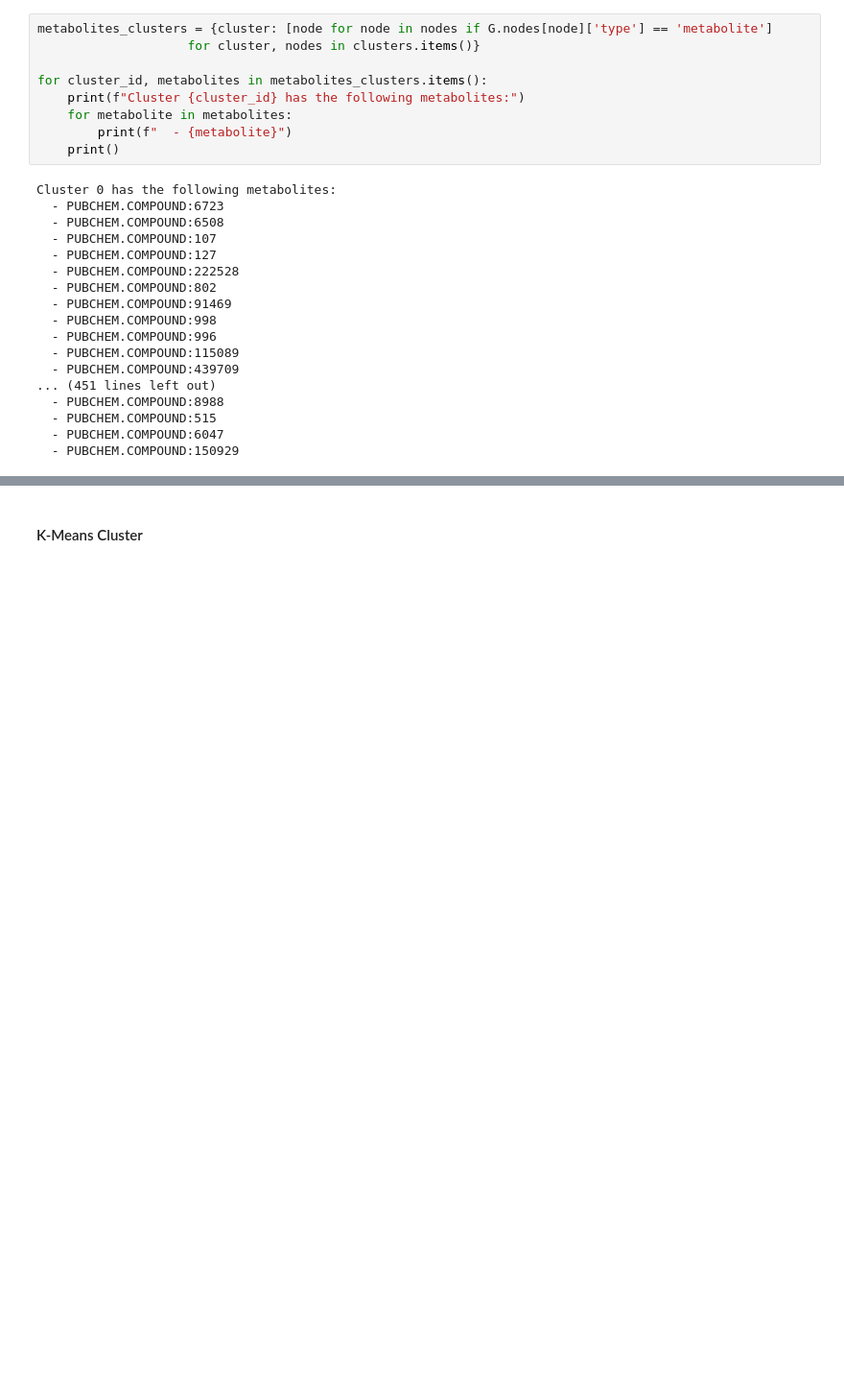
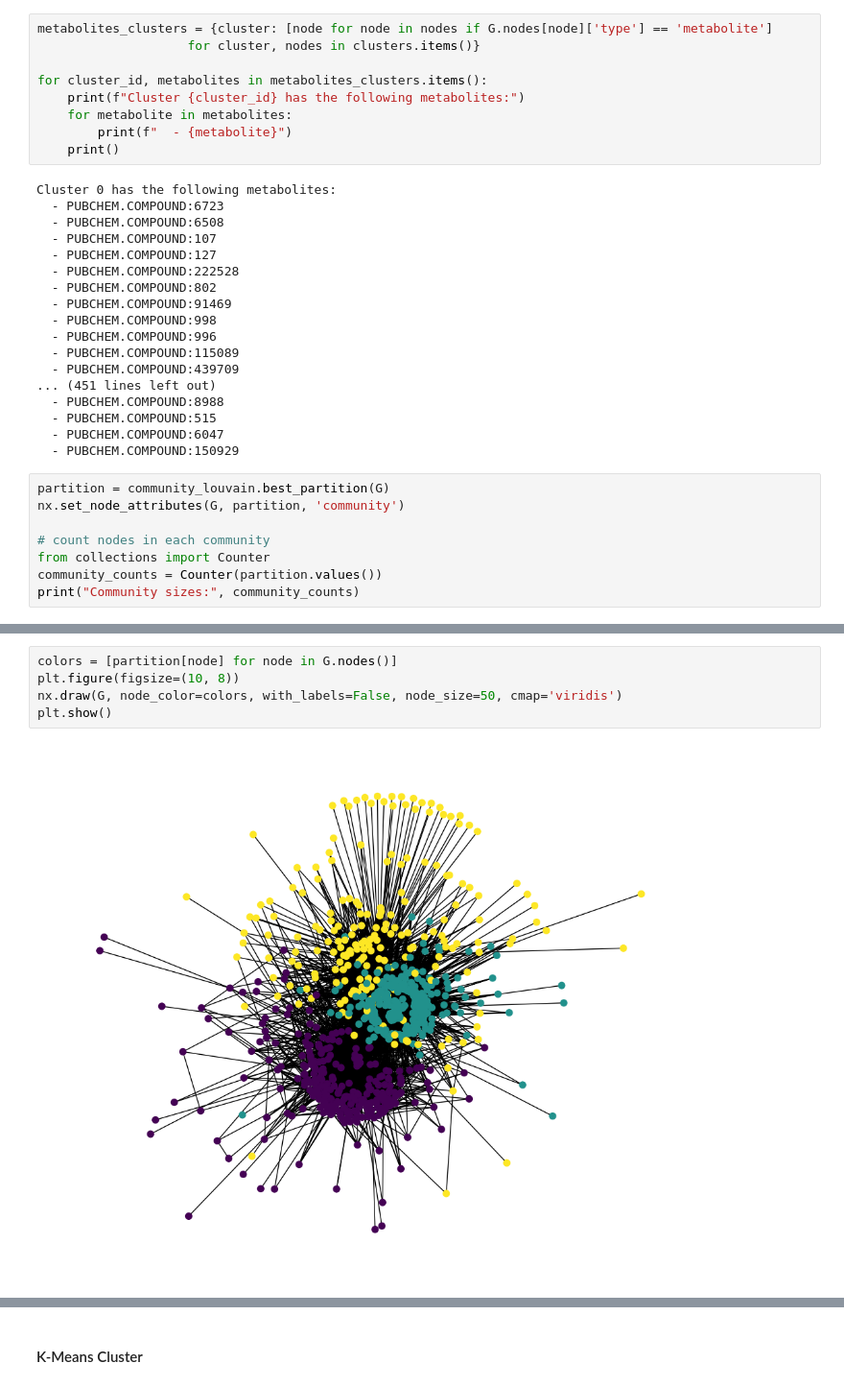
Before and after one commit to lucyzhang95/Network_Analysis, a Jupyter notebook: graph_network_analysis.ipynb, the cells around one changed output, grey strips where cells are left out. Shown at 96% size. Saved outputs shown, nothing was run; the diff lists cells and outputs as text; blank space fills up the shorter version.

Commit message:
recolor the Louvain community detection

```diff
--- a/graph_network_analysis.ipynb
+++ b/graph_network_analysis.ipynb
@@ -1067,3 +1067,11 @@ Cluster 0 has the following metabolites:
   - PUBCHEM.COMPOUND:515
   - PUBCHEM.COMPOUND:6047
   - PUBCHEM.COMPOUND:150929
+# %%
+partition = community_louvain.best_partition(G)
+nx.set_node_attributes(G, partition, 'community')
+
+# count nodes in each community
+from collections import Counter
+community_counts = Counter(partition.values())
+print("Community sizes:", community_counts)
@@ -1069,0 +1099,7 @@ Cluster 0 has the following metabolites:
+# %%
+colors = [partition[node] for node in G.nodes()]
+plt.figure(figsize=(10, 8))
+nx.draw(G, node_color=colors, with_labels=False, node_size=50, cmap='viridis')
+plt.show()
+# %% [output]
+[figure, added]
```
Also changed, not shown: parts of 5 cells of this notebook.
